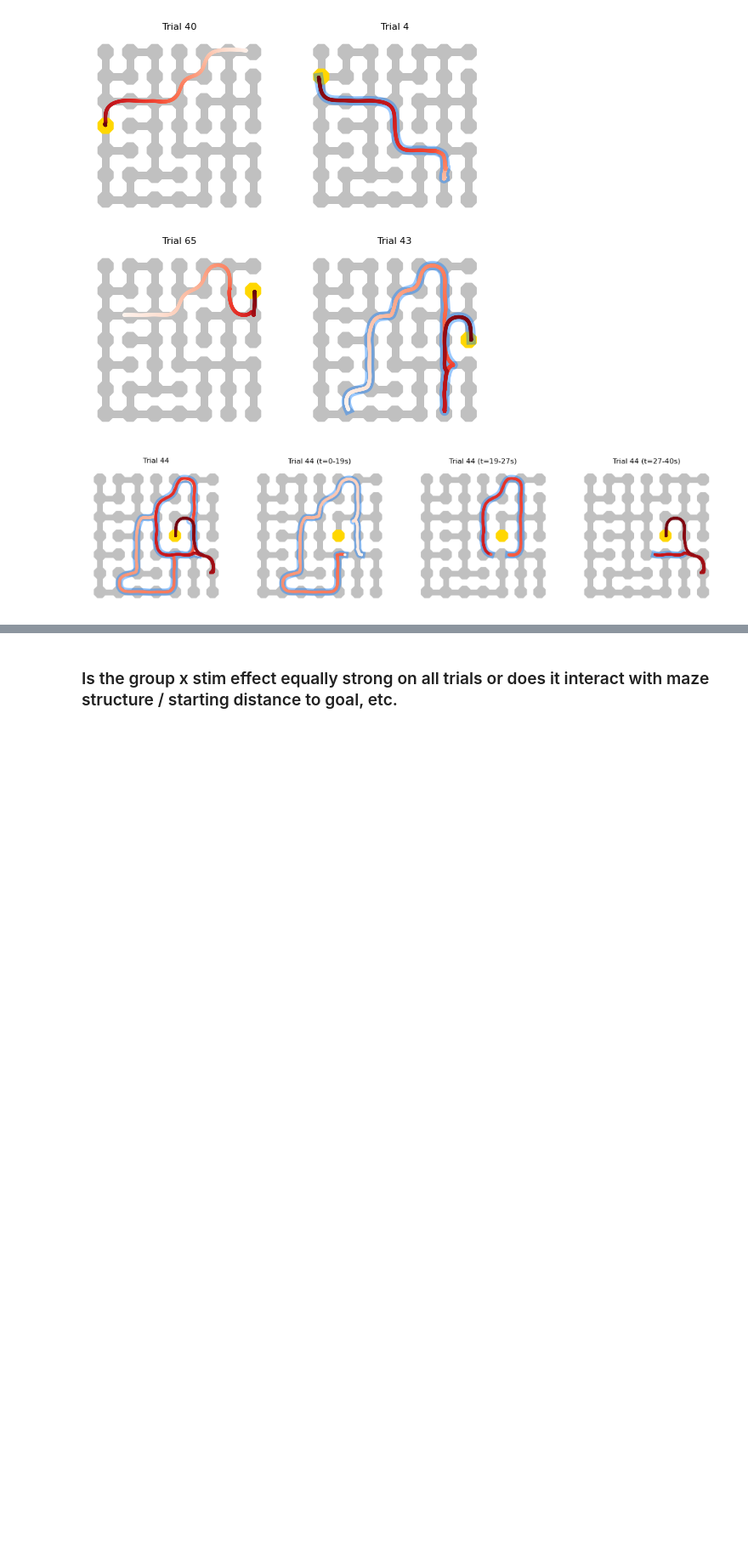
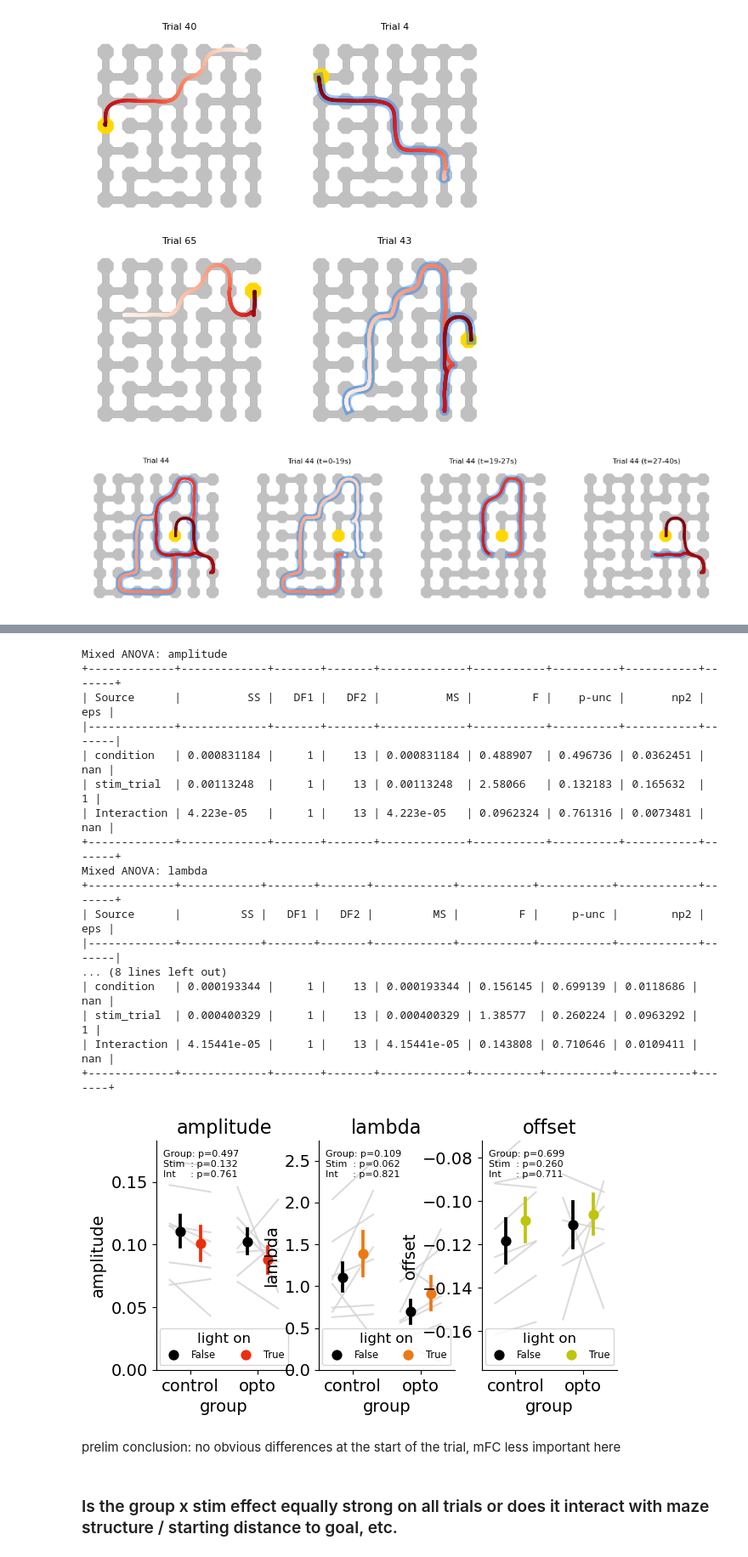
Before and after one commit to peterdoohan/goalNav_mFC-opto3, a Jupyter notebook: code/Notebooks/performance_metrics.ipynb, the cells around one changed output, grey strips where cells are left out. Shown at 85% size. Saved outputs shown, nothing was run; the diff lists cells and outputs as text; code cells hidden in the pictures; blank space fills up the shorter version.

```diff
--- a/code/Notebooks/performance_metrics.ipynb
+++ b/code/Notebooks/performance_metrics.ipynb
@@ -158,3 +171,27 @@ f.savefig("../results/figures/opto_trajectory_examples2.pdf")
+# %%
+fig, axes = plt.subplots(1, 3, figsize=(7, 3.5))
+dtg.plot_curve_fit_random_effects_summary(curve_fit_results, print_stats=True, axes=axes)
+# %% [output]
+Mixed ANOVA: amplitude
++-------------+-------------+-------+-------+-------------+-----------+----------+-----------+-------+
+| Source      |          SS |   DF1 |   DF2 |          MS |         F |    p-unc |       np2 |   eps |
+|-------------+-------------+-------+-------+-------------+-----------+----------+-----------+-------|
+| condition   | 0.000831184 |     1 |    13 | 0.000831184 | 0.488907  | 0.496736 | 0.0362451 |   nan |
+| stim_trial  | 0.00113248  |     1 |    13 | 0.00113248  | 2.58066   | 0.132183 | 0.165632  |     1 |
+| Interaction | 4.223e-05   |     1 |    13 | 4.223e-05   | 0.0962324 | 0.761316 | 0.0073481 |   nan |
++-------------+-------------+-------+-------+-------------+-----------+----------+-----------+-------+
+Mixed ANOVA: lambda
++-------------+------------+-------+-------+------------+-----------+-----------+------------+-------+
+| Source      |         SS |   DF1 |   DF2 |         MS |         F |     p-unc |        np2 |   eps |
+|-------------+------------+-------+-------+------------+-----------+-----------+------------+-------|
+... (8 lines left out)
+| condition   | 0.000193344 |     1 |    13 | 0.000193344 | 0.156145 | 0.699139 | 0.0118686 |   nan |
+| stim_trial  | 0.000400329 |     1 |    13 | 0.000400329 | 1.38577  | 0.260224 | 0.0963292 |     1 |
+| Interaction | 4.15441e-05 |     1 |    13 | 4.15441e-05 | 0.143808 | 0.710646 | 0.0109411 |   nan |
++-------------+-------------+-------+-------+-------------+----------+----------+-----------+-------+
+[figure, added]
+# %% [markdown]
+prelim conclusion: no obvious differences at the start of the trial, mFC less important here
 # %% [markdown]
 ### Is the group x stim effect equally strong on all trials or does it interact with maze structure / starting distance to goal, etc.
 # %%
```
Also changed, not shown: parts of 5 cells of this notebook, 2 other files.
